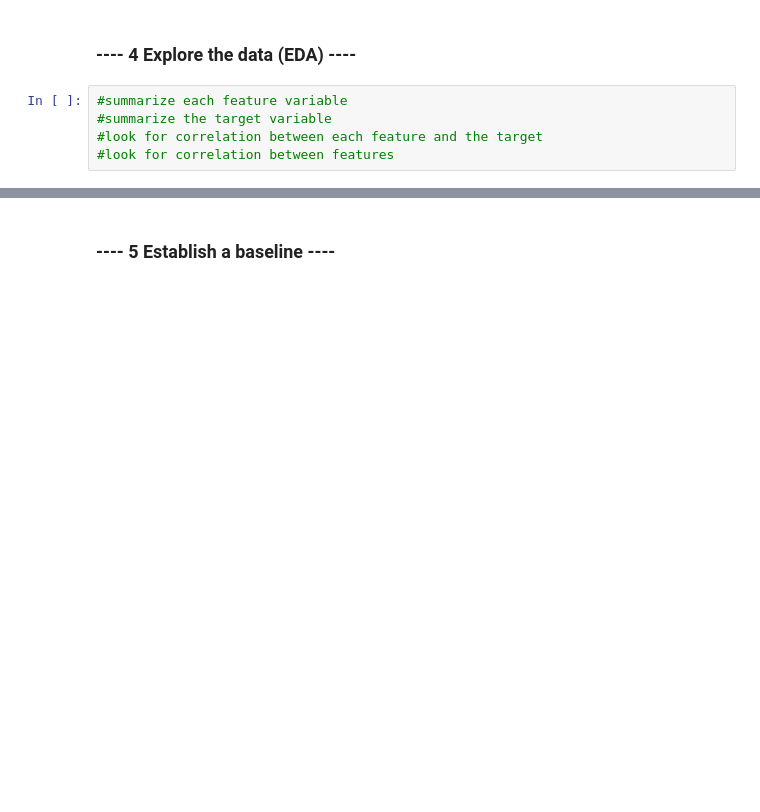
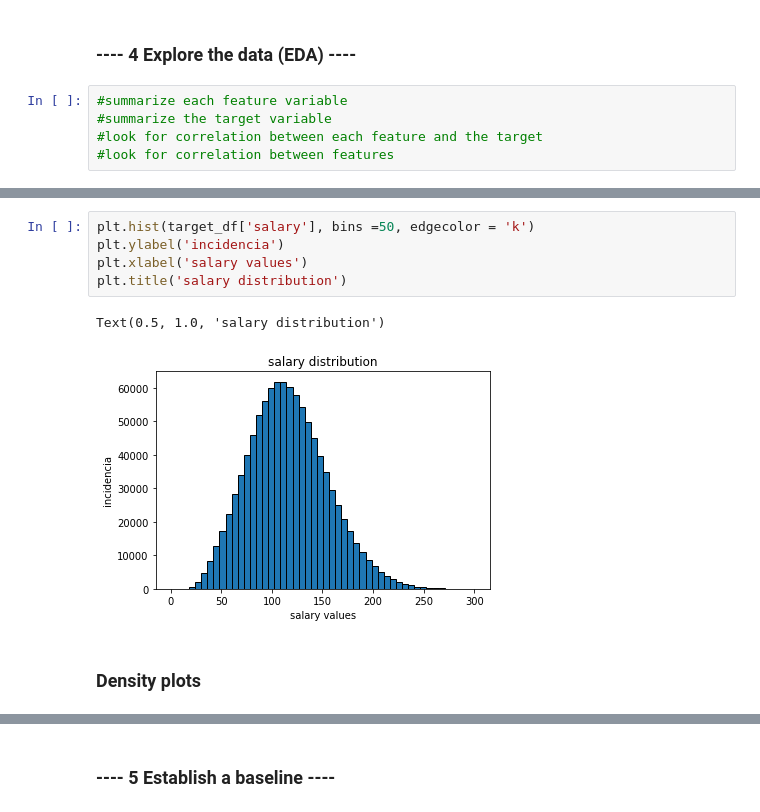
Before and after one commit to clachevv/analise-salarial, a Jupyter notebook: 00_notebook.ipynb, the cells around one changed output, grey strips where cells are left out. Saved outputs shown, nothing was run; the diff lists cells and outputs as text; blank space fills up the shorter version.

```diff
--- a/00_notebook.ipynb
+++ b/00_notebook.ipynb
@@ -115,0 +116,10 @@ dtype: int64
+# %%
+plt.hist(target_df['salary'], bins =50, edgecolor = 'k')
+plt.ylabel('incidencia')
+plt.xlabel('salary values')
+plt.title('salary distribution')
+# %% [output]
+Text(0.5, 1.0, 'salary distribution')
+[figure, added]
+# %% [markdown]
+### Density plots
```
Also changed, not shown: parts of 13 cells of this notebook.
